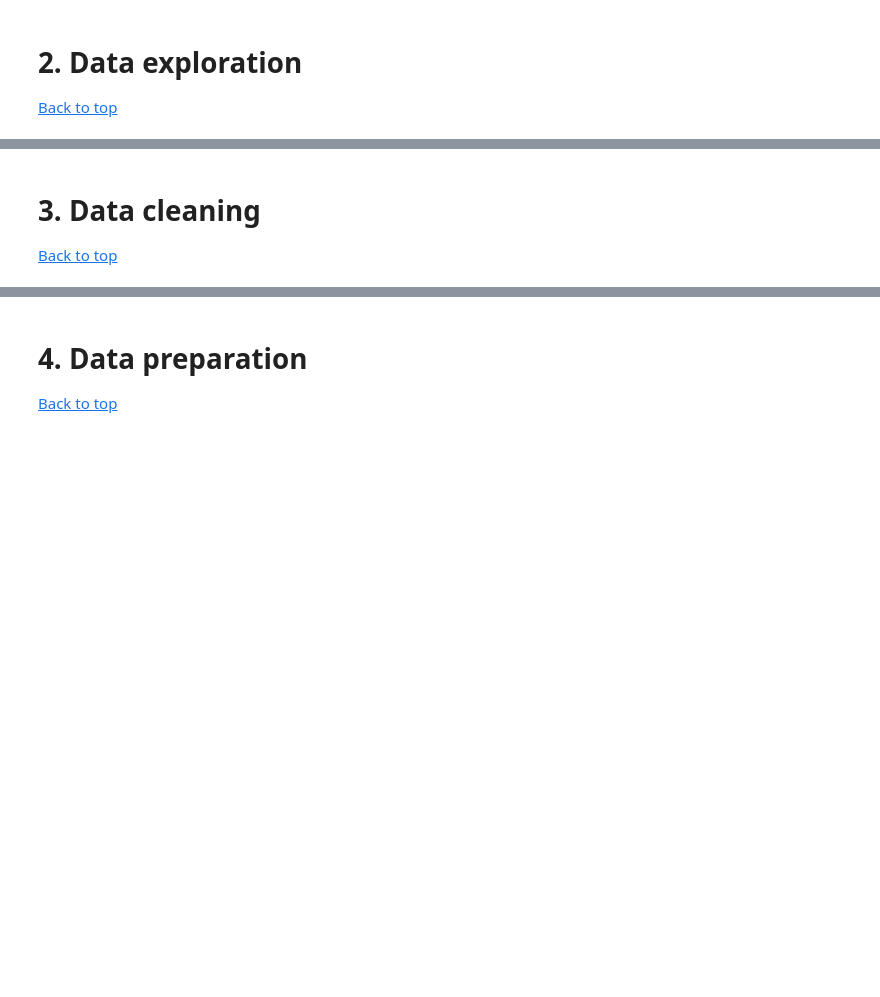
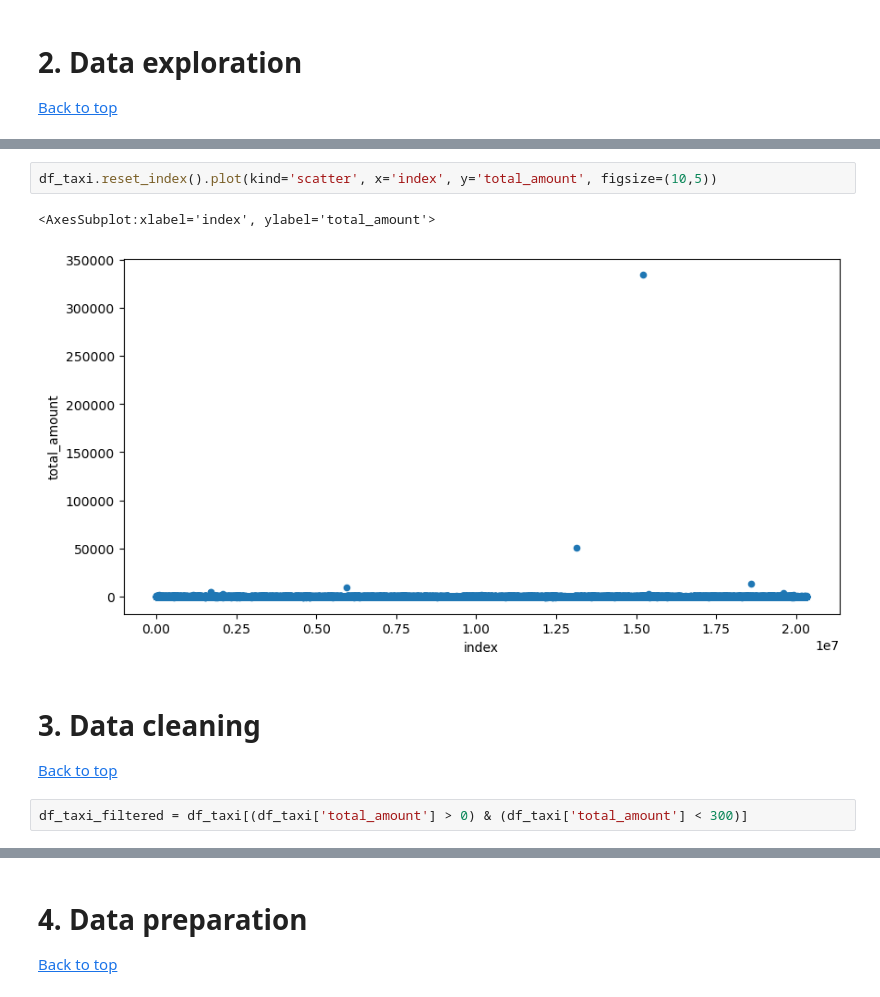
Before and after one commit to kermityan/NYC_taxi_price_predict, a Jupyter notebook: taxi_price_prediction.ipynb, the cells around one changed output, grey strips where cells are left out. Drawn from its saved outputs; the diff is of its cells as text; blank space fills up the shorter version.

```diff
--- a/taxi_price_prediction.ipynb
+++ b/taxi_price_prediction.ipynb
@@ -72,3 +143,10 @@ df_taxi.describe()
+# %%
+df_taxi.reset_index().plot(kind='scatter', x='index', y='total_amount', figsize=(10,5))
+# %% [output]
+<AxesSubplot:xlabel='index', ylabel='total_amount'>
+[figure, added]
 # %% [markdown]
 # 3. Data cleaning <a id='data_cleaning'></a>
 [Back to top](#table_of_contents)
+# %%
+df_taxi_filtered = df_taxi[(df_taxi['total_amount'] > 0) & (df_taxi['total_amount'] < 300)]
```
Also changed, not shown: parts of 61 cells of this notebook.
